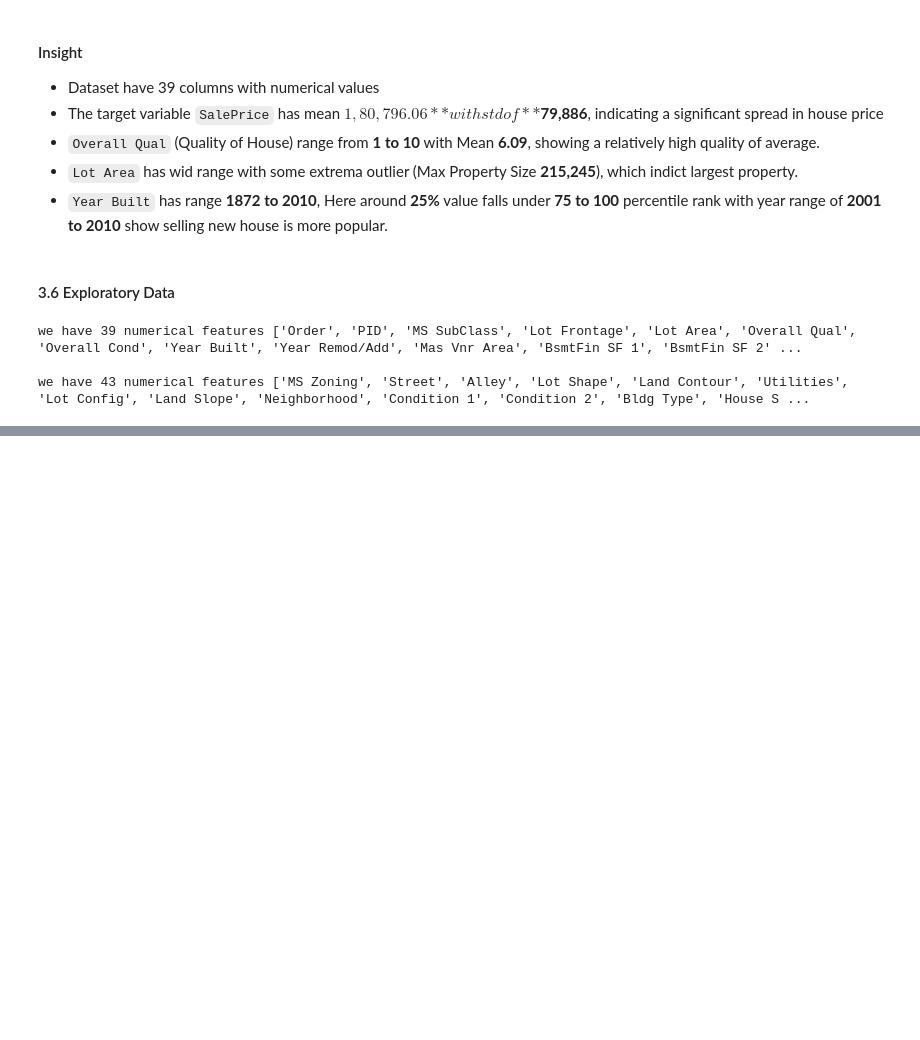
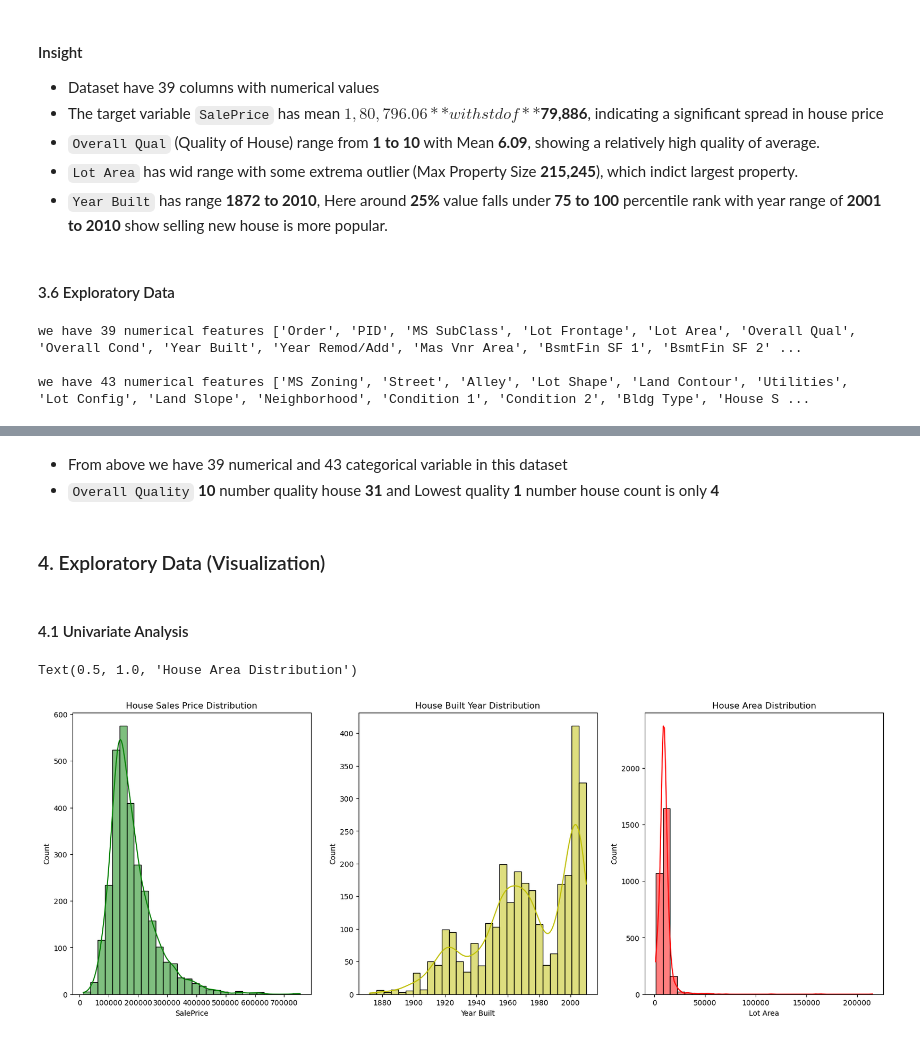
Before and after one commit to Hardiklakkad09/House-Price-Prediction-, a Jupyter notebook: data/1. EDA House Price.ipynb, the cells around one changed output, grey strips where cells are left out. Saved outputs shown, nothing was run; the diff lists cells and outputs as text; code cells hidden in the pictures; blank space fills up the shorter version.

```diff
--- a/data/1. EDA House Price.ipynb
+++ b/data/1. EDA House Price.ipynb
@@ -227,0 +250,22 @@ we have 43 numerical features ['MS Zoning', 'Street', 'Alley', 'Lot Shape', 'Lan
+# %% [markdown]
+- From above we have 39 numerical and 43 categorical variable in this dataset
+- `Overall Quality` **10** number quality house **31** and Lowest quality **1** number house count is only **4**
+# %% [markdown]
+### 4. Exploratory Data (Visualization)
+# %% [markdown]
+#### 4.1 Univariate Analysis
+# %%
+## Distribution of sales price, lot area, built year
+fig, ax = plt.subplots(1, 3, figsize = (20,7))
+plt.subplot(131)
+sns.histplot(data, x = data['SalePrice'], bins=30, kde=True, color='g' )
+plt.title('House Sales Price Distribution')
+plt.subplot(132)
+sns.histplot(data, x = data['Year Built'], kde = True, bins=30, color='y')
+plt.title('House Built Year Distribution')
+plt.subplot(133)
+sns.histplot(data, x =  data['Lot Area'], kde = True, bins=30, color='r' )
+plt.title('House Area Distribution')
+# %% [output]
+Text(0.5, 1.0, 'House Area Distribution')
+[figure, added]
```
Also changed, not shown: parts of 2 cells of this notebook.
